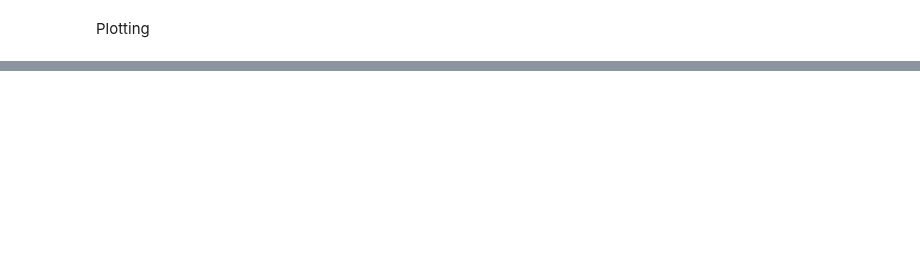
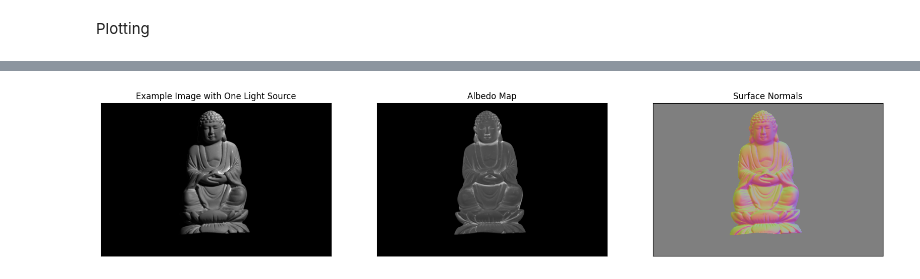
Before and after one commit to SIDDHARTH-S-001/openai_gym_experiments, a Jupyter notebook: 3d_reconstruction/photometric_stereo/example_work/ps_tutorial.ipynb, the cells around one changed output, grey strips where cells are left out. Cells and saved outputs as stored; diff of their text form; code cells hidden in the pictures; blank space fills up the shorter version.

```diff
--- a/3d_reconstruction/photometric_stereo/example_work/ps_tutorial.ipynb
+++ b/3d_reconstruction/photometric_stereo/example_work/ps_tutorial.ipynb
@@ -166,0 +265,27 @@ else:
+# %%
+# Display results
+if images is not None and img_albedo is not None and img_normal_rgb is not None:
+    plt.figure(figsize=(20, 5))
+    plt.subplot(1, 3, 1)
+    plt.imshow(images[0], cmap='gray')
+    plt.title("Example Image with One Light Source")
+    plt.xticks([])
+    plt.yticks([])
+
+    plt.subplot(1, 3, 2)
+    plt.imshow(img_albedo, cmap='gray')
+    plt.title("Albedo Map")
+    plt.xticks([])
+    plt.yticks([])
+
+    plt.subplot(1, 3, 3)
+    plt.imshow(img_normal_rgb)
+    plt.title("Surface Normals")
+    plt.xticks([])
+    plt.yticks([])
+
+    plt.show()
+else:
+    print("No valid data to display.")
+# %% [output]
+[figure, added]
```
Also changed, not shown: parts of 5 cells of this notebook.
